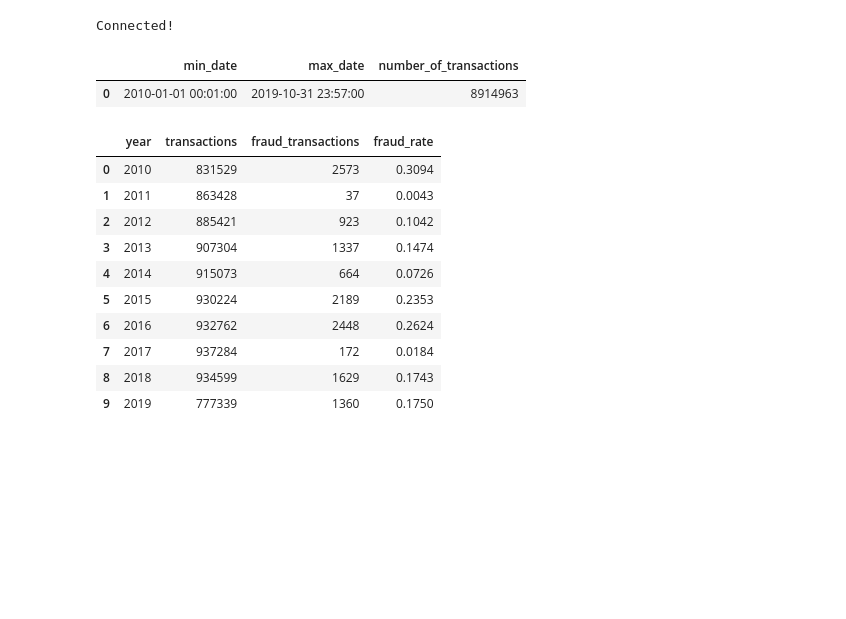
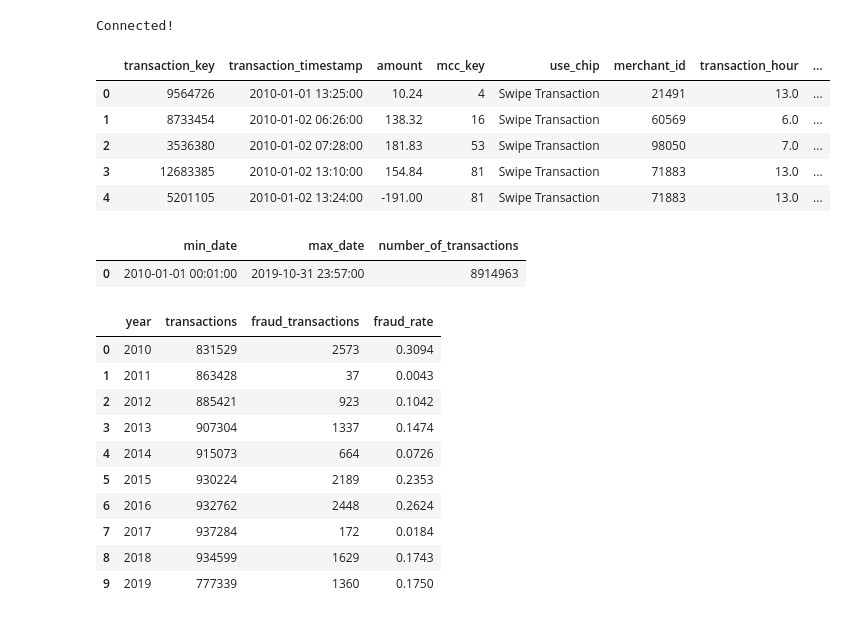
Before and after one commit to martynawieruszewska/finsight-fintech-analytics, a Jupyter notebook: notebooks/06_fraud_detection_ml.ipynb, the cells around one changed output. Cells and saved outputs as stored; diff of their text form; code cells hidden in the pictures; blank space fills up the shorter version.

```diff
--- a/notebooks/06_fraud_detection_ml.ipynb
+++ b/notebooks/06_fraud_detection_ml.ipynb
@@ -29,6 +17,24 @@ with engine.connect() as connection:
     print("Connected!")
 # %% [output]
 Connected!
+# %%
+dataset_query = """
+select
+    *
+from analytics.fraud_ml_features
+limit 5
+"""
+
+dataset = pd.read_sql(dataset_query, engine)
+
+dataset
+# %% [output]
+|  | transaction_key | transaction_timestamp | amount | mcc_key | use_chip | merchant_id | transaction_hour | ... |
+| 0 | 9564726 | 2010-01-01 13:25:00 | 10.24 | 4 | Swipe Transaction | 21491 | 13.0 | ... |
+| 1 | 8733454 | 2010-01-02 06:26:00 | 138.32 | 16 | Swipe Transaction | 60569 | 6.0 | ... |
+| 2 | 3536380 | 2010-01-02 07:28:00 | 181.83 | 53 | Swipe Transaction | 98050 | 7.0 | ... |
+| 3 | 12683385 | 2010-01-02 13:10:00 | 154.84 | 81 | Swipe Transaction | 71883 | 13.0 | ... |
+| 4 | 5201105 | 2010-01-02 13:24:00 | -191.00 | 81 | Swipe Transaction | 71883 | 13.0 | ... |
 # %%
 dataset_info_query = """
 select
```
Also changed, not shown: parts of 33 cells of this notebook.
